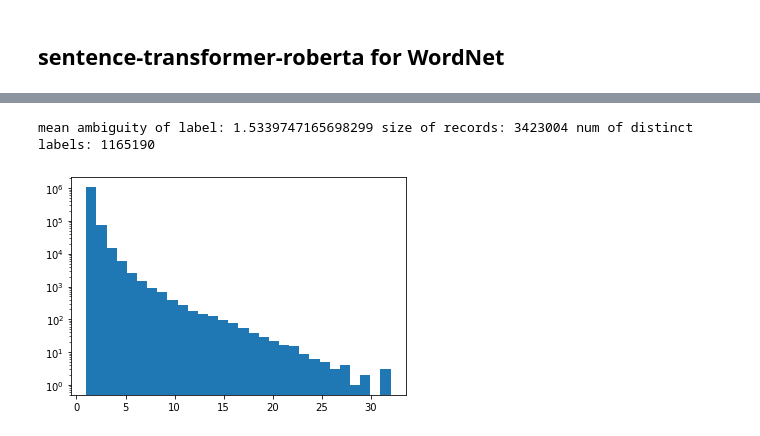
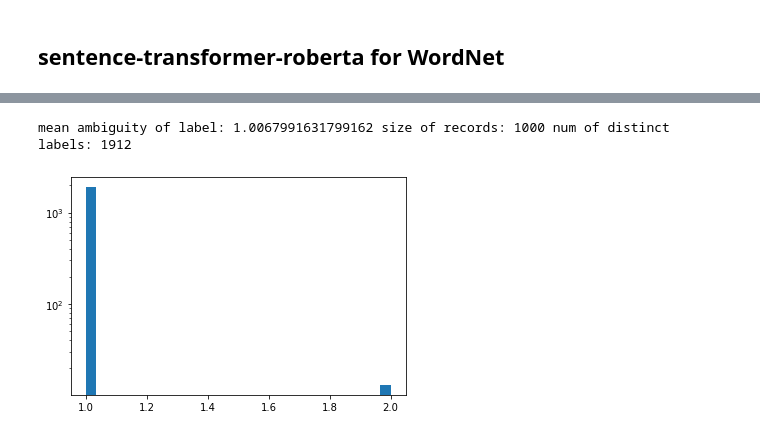
Before and after one commit to usc-isi-i2/cskg, a Jupyter notebook: node resolution/CSKG_node_resolution.ipynb, the cells around one changed output, grey strips where cells are left out. Saved outputs shown, nothing was run; the diff lists cells and outputs as text; code cells hidden in the pictures.

```diff
--- a/node resolution/CSKG_node_resolution.ipynb
+++ b/node resolution/CSKG_node_resolution.ipynb
@@ -806,7 +787,7 @@ prob1, prob2
 # %%
-distri = distribution(cn_test_all)
+distri = distribution(cn_test_1k)
 plt.hist(distri.values(),log=True,bins=30)
-print("mean ambiguity of label:", sum(distri.values())/len(distri), "size of records:", len(cn_test_all),"num of distinct labels:", len(distri))
+print("mean ambiguity of label:", sum(distri.values())/len(distri), "size of records:", len(cn_test_1k),"num of distinct labels:", len(distri))
 # %% [output]
-mean ambiguity of label: 1.5339747165698299 size of records: 3423004 num of distinct labels: 1165190
+mean ambiguity of label: 1.0067991631799162 size of records: 1000 num of distinct labels: 1912
-[figure, old version]
+[figure, new version]
```
Also changed, not shown: parts of 16 cells of this notebook.
